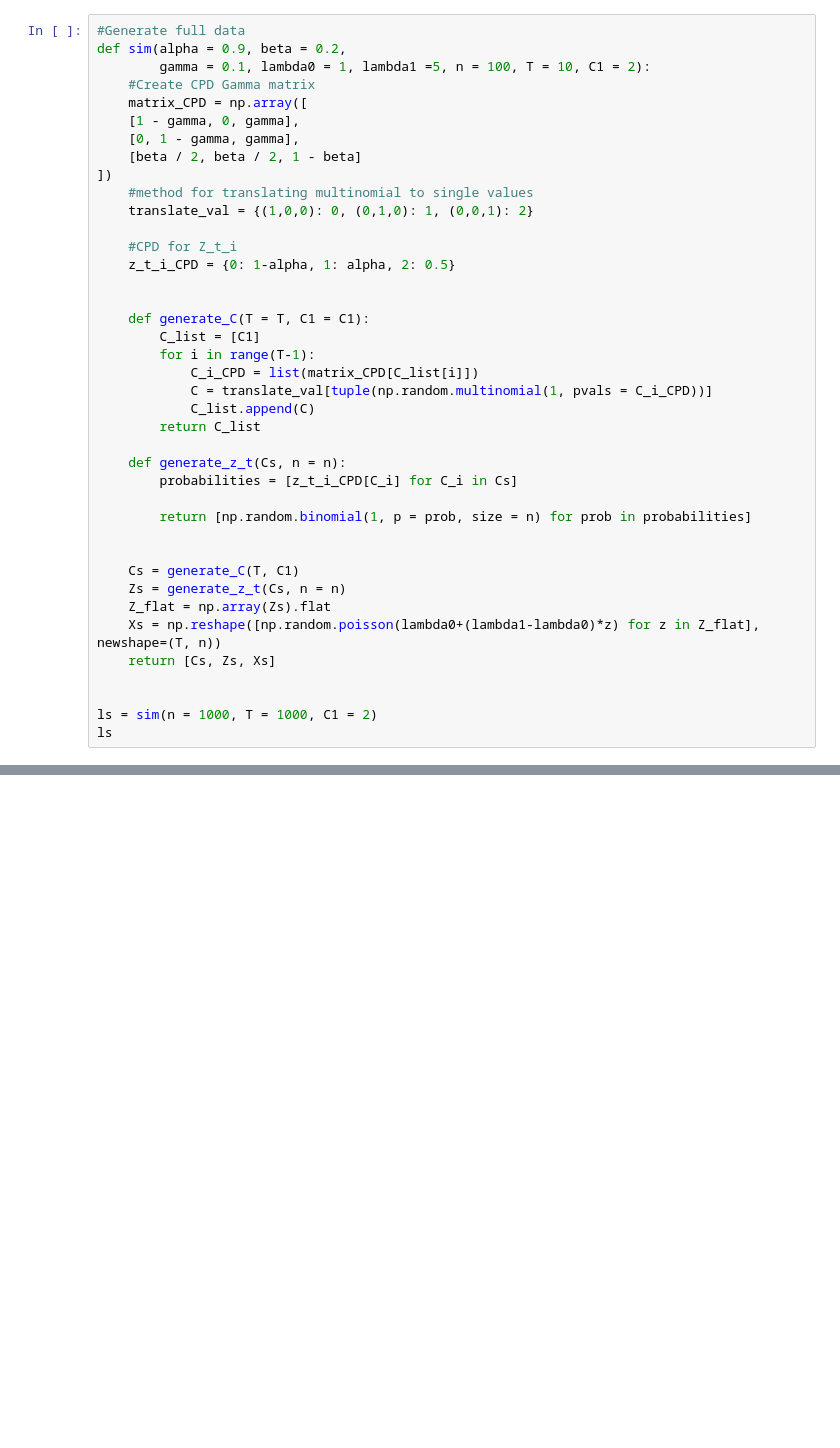
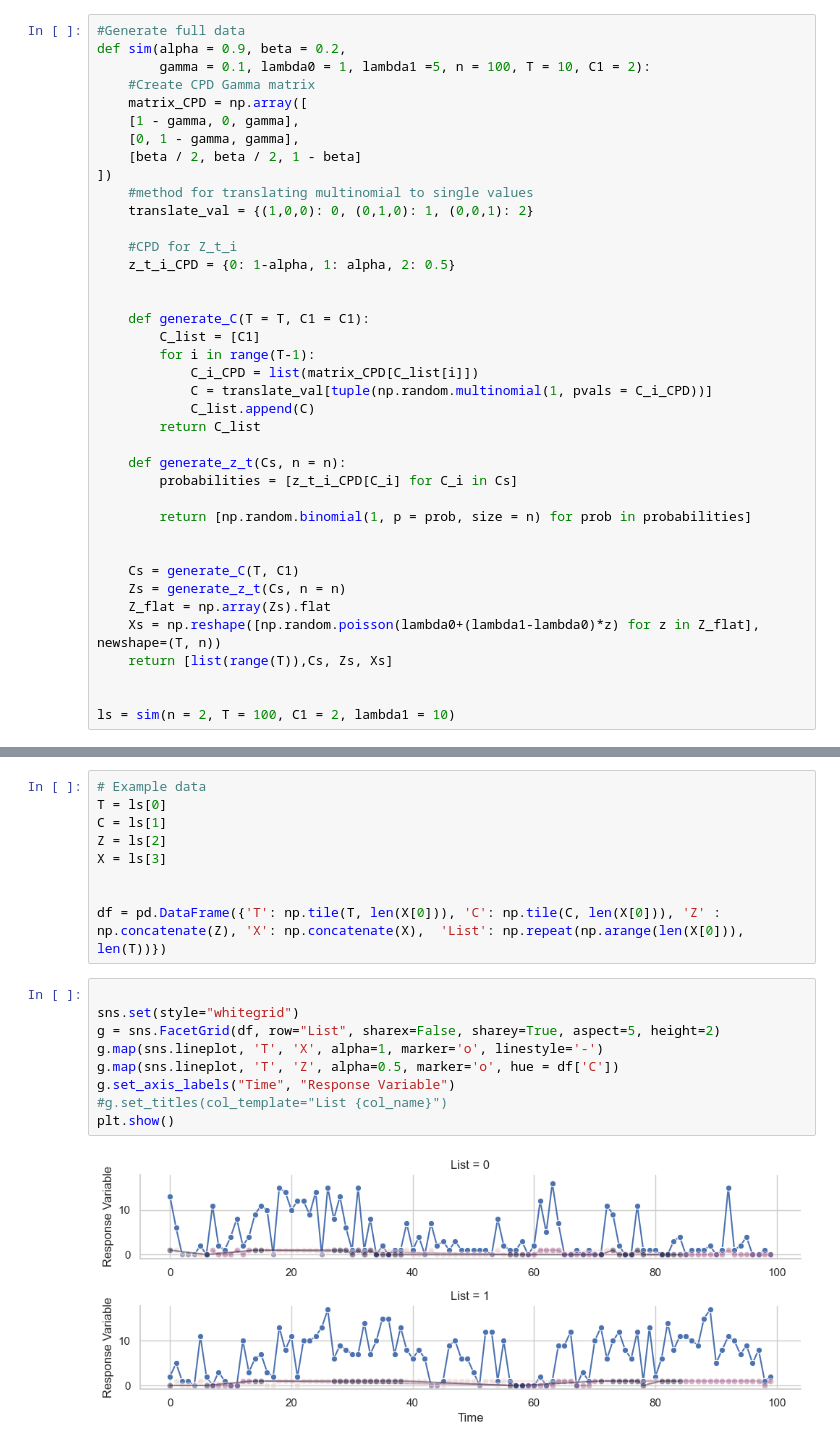
Before and after one commit to otto-groen-roepstorff/modcomp-project, a Jupyter notebook: code/otto_notebook.ipynb, the cells around one changed output, grey strips where cells are left out. Saved outputs shown, nothing was run; the diff lists cells and outputs as text; blank space fills up the shorter version.

```diff
--- a/code/otto_notebook.ipynb
+++ b/code/otto_notebook.ipynb
@@ -36,8 +40,7 @@ def sim(alpha = 0.9, beta = 0.2,
     Zs = generate_z_t(Cs, n = n)
     Z_flat = np.array(Zs).flat
     Xs = np.reshape([np.random.poisson(lambda0+(lambda1-lambda0)*z) for z in Z_flat], newshape=(T, n))
-    return [Cs, Zs, Xs]
+    return [list(range(T)),Cs, Zs, Xs]
 
 
-ls = sim(n = 1000, T = 1000, C1 = 2)
-ls
+ls = sim(n = 2, T = 100, C1 = 2, lambda1 = 10)
@@ -61,0 +47,20 @@ ls
+# %%
+# Example data
+T = ls[0]
+C = ls[1]
+Z = ls[2]
+X = ls[3]
+
+
+df = pd.DataFrame({'T': np.tile(T, len(X[0])), 'C': np.tile(C, len(X[0])), 'Z' : np.concatenate(Z), 'X': np.concatenate(X),  'List': np.repeat(np.arange(len(X[0])), len(T))})
+# %%
+
+sns.set(style="whitegrid")
+g = sns.FacetGrid(df, row="List", sharex=False, sharey=True, aspect=5, height=2)
+g.map(sns.lineplot, 'T', 'X', alpha=1, marker='o', linestyle='-')
+g.map(sns.lineplot, 'T', 'Z', alpha=0.5, marker='o', hue = df['C'])
+g.set_axis_labels("Time", "Response Variable")
+#g.set_titles(col_template="List {col_name}")
+plt.show()
+# %% [output]
+[figure, added]
```
Also changed, not shown: parts of 2 cells of this notebook.
